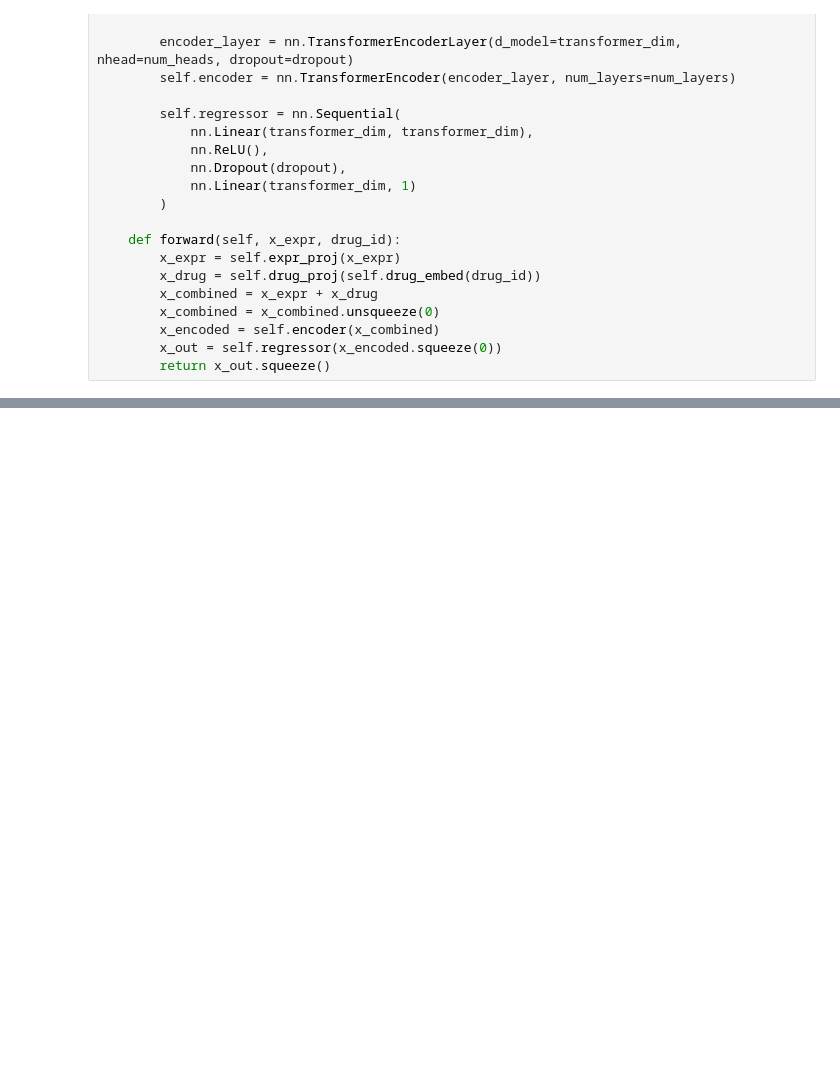
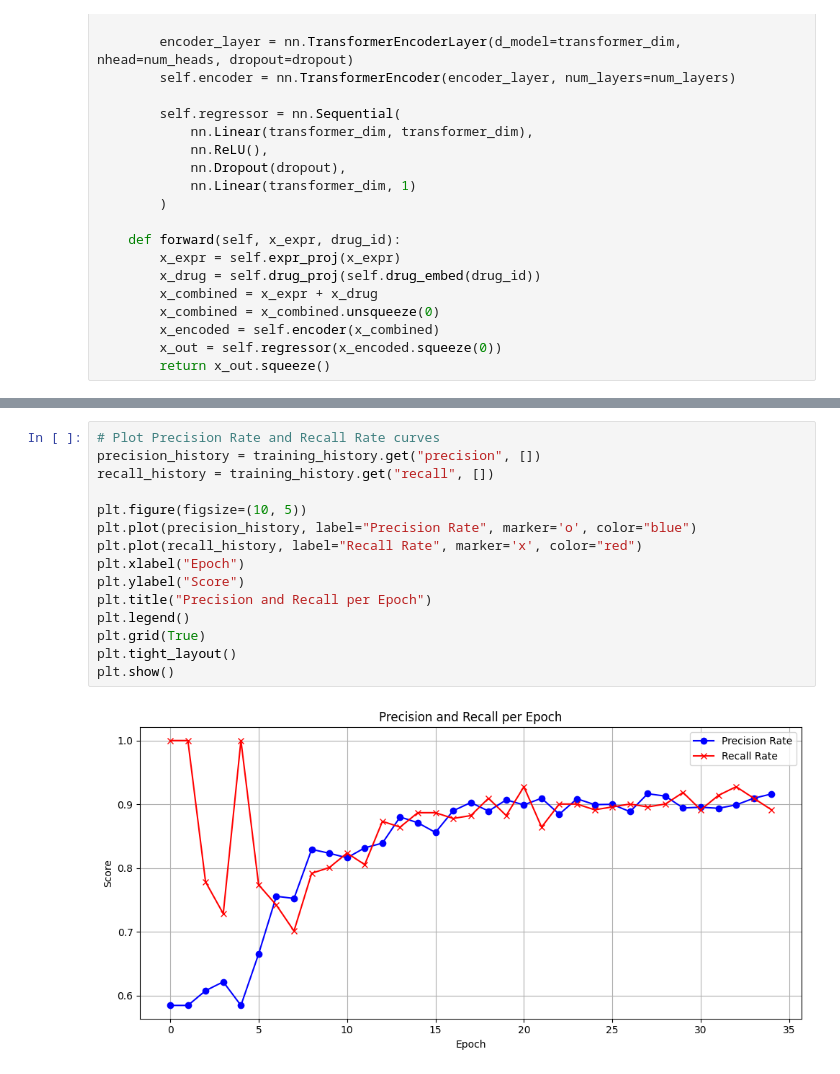
Before and after one commit to dylanbforde/lung-cancer-ODE, a Jupyter notebook: notebooks/q2/question_2.ipynb, the cells around one changed output, grey strips where cells are left out. Drawn from its saved outputs; the diff is of its cells as text; blank space fills up the shorter version.

```diff
--- a/notebooks/q2/question_2.ipynb
+++ b/notebooks/q2/question_2.ipynb
@@ -274,0 +349,17 @@ Test R²: 0.577, MAE: 1.631
+# %%
+# Plot Precision Rate and Recall Rate curves
+precision_history = training_history.get("precision", [])
+recall_history = training_history.get("recall", [])
+
+plt.figure(figsize=(10, 5))
+plt.plot(precision_history, label="Precision Rate", marker='o', color="blue")
+plt.plot(recall_history, label="Recall Rate", marker='x', color="red")
+plt.xlabel("Epoch")
+plt.ylabel("Score")
+plt.title("Precision and Recall per Epoch")
+plt.legend()
+plt.grid(True)
+plt.tight_layout()
+plt.show()
+# %% [output]
+[figure, added]
```
Also changed, not shown: parts of 6 cells of this notebook.
